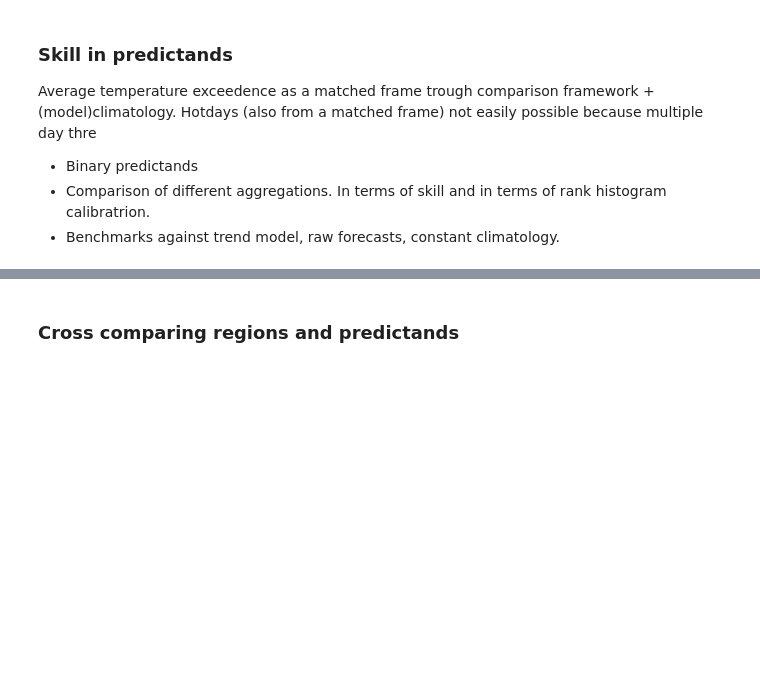
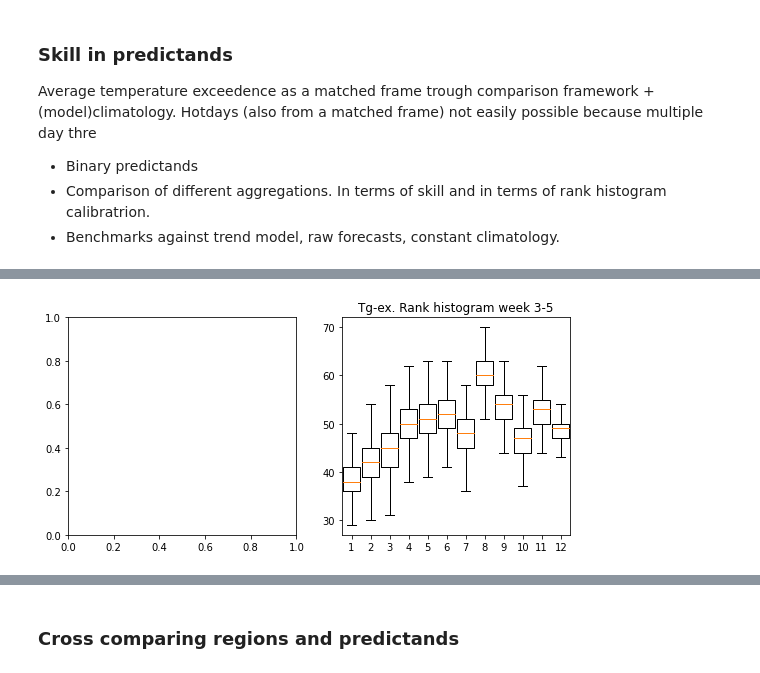
Before and after one commit to chiemvs/SubSeas, a Jupyter notebook: Predictands.ipynb, the cells around one changed output, grey strips where cells are left out. Drawn from its saved outputs; the diff is of its cells as text; code cells hidden in the pictures; blank space fills up the shorter version.

```diff
--- a/Predictands.ipynb
+++ b/Predictands.ipynb
@@ -225,0 +282,13 @@ def lineplot(df: pd.DataFrame, freqframe: pd.DataFrame = None, plotkwargs: dict
+# %%
+#ranklead1, labels = bootstrap_rank_hist(bookfile = predictands.loc['tgex21D','books'], leadtime = 1, nsamples = 500)
+ranklead15, labels = bootstrap_rank_hist(bookfile = predictands.loc['tgex21D','books'], leadtime = 15, nsamples = 500)
+# %%
+fig, axes = plt.subplots(ncols = 2, figsize = (9,4))
+#axes[0].boxplot(ranklead1, labels = labels, showfliers = False, widths = 0.9)
+#ax.plot(labels,np.median(test, axis = 0))
+#axes[0].set_title('Rank histogram week 1-3')
+axes[1].boxplot(ranklead15, labels = labels, showfliers = False, widths = 0.9)
+axes[1].set_title('Tg-ex. Rank histogram week 3-5')
+plt.show()
+# %% [output]
+[figure, added]
```
Also changed, not shown: parts of 27 cells of this notebook, 1 other file.
